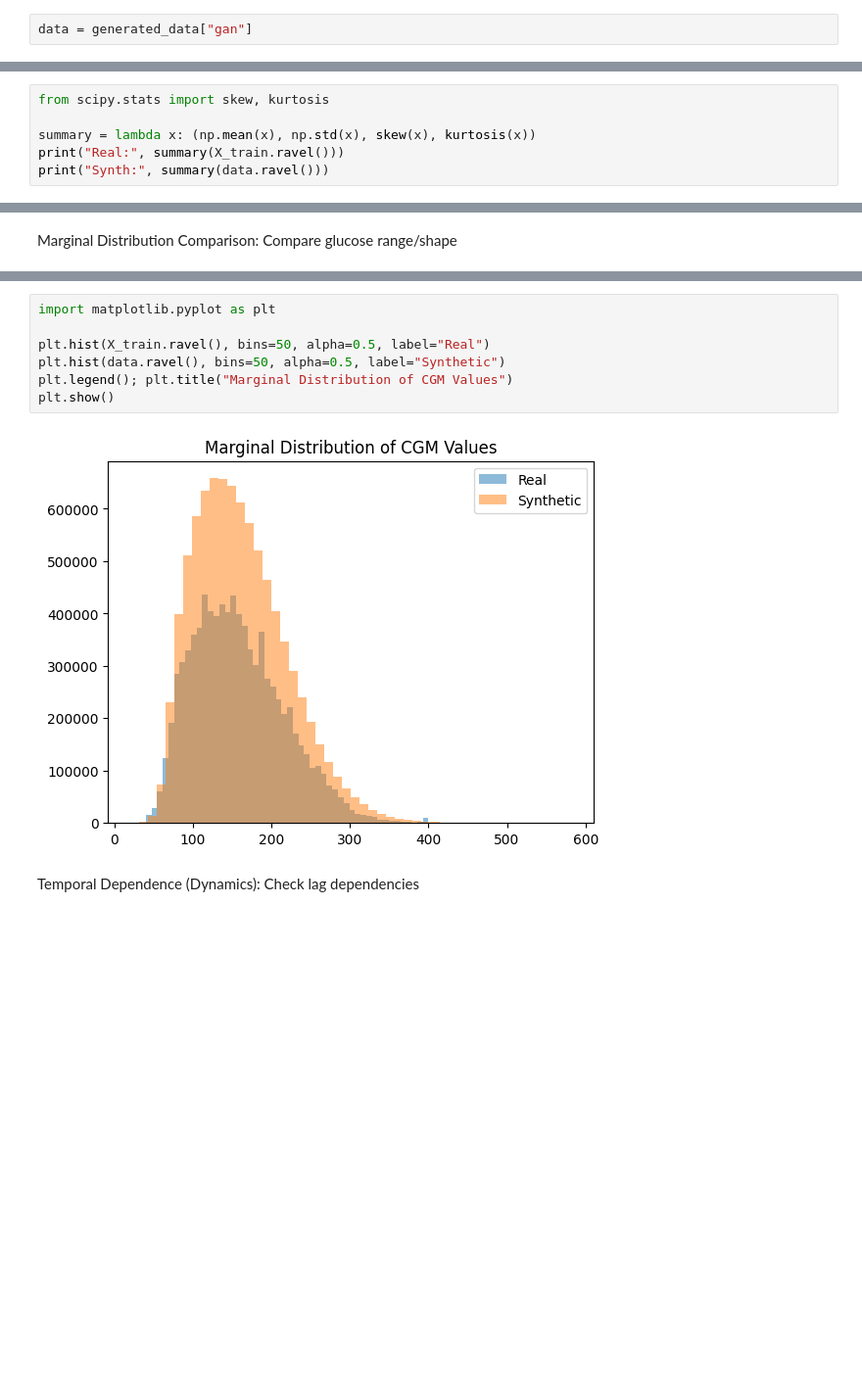
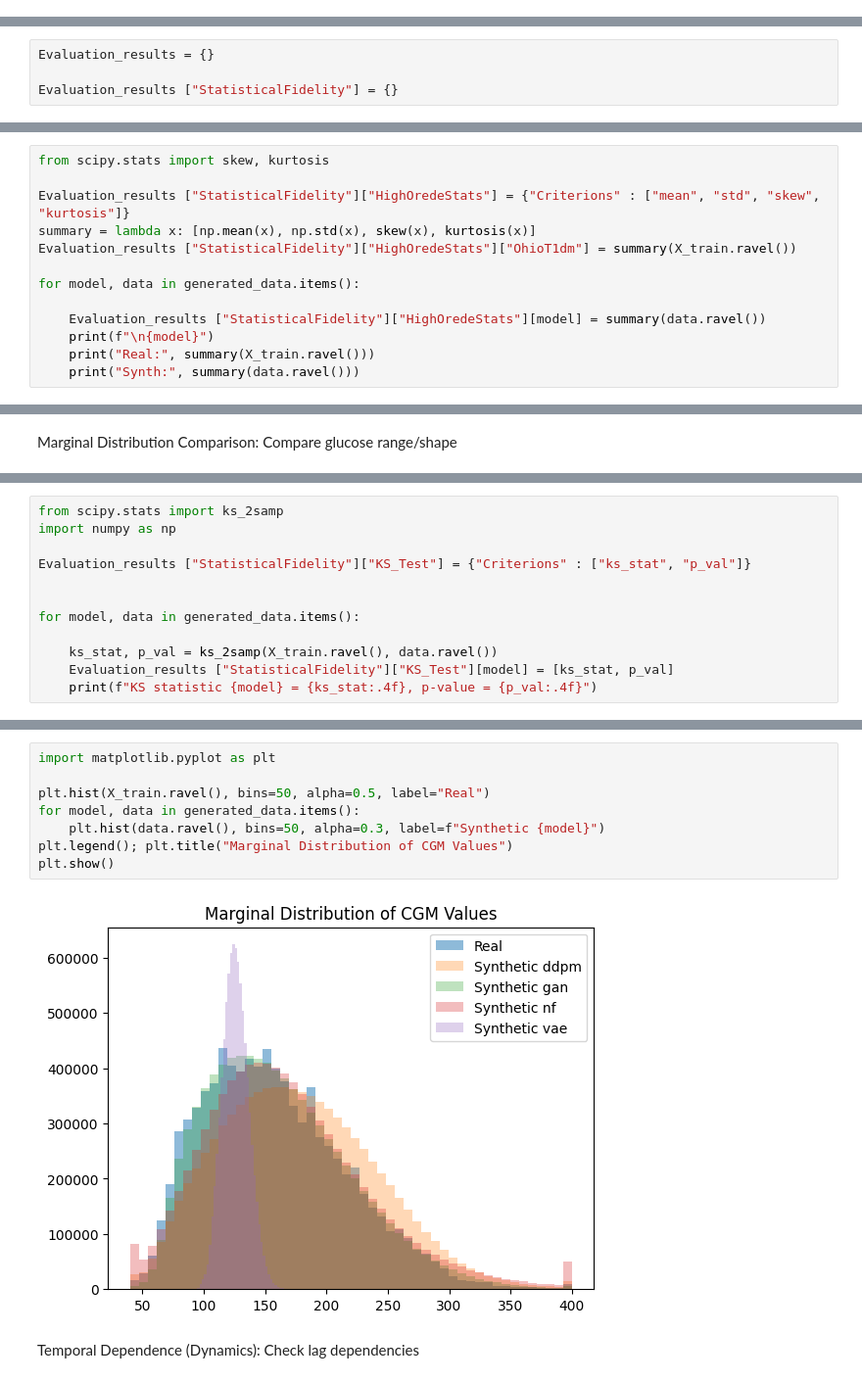
Before and after one commit to miro-4231/Synth_CGM, a Jupyter notebook: notebooks/data_analysis.ipynb, the cells around one changed output, grey strips where cells are left out. Shown: that part at 98% size. Cells and saved outputs as stored; diff of their text form; blank space fills up the shorter version.

Commit message:
Evaluated Statistical Fidelity of Synth datasets

```diff
--- a/notebooks/data_analysis.ipynb
+++ b/notebooks/data_analysis.ipynb
@@ -59,5 +60,3 @@ for path in generated_paths:
 synth data generated by gan loaded: synth_gan.pt .
 synth data generated by nf loaded: synth_nf.pt .
 synth data generated by vae loaded: synth_vae.pt .
-# %%
-data = generated_data["gan"]
@@ -67,0 +68,4 @@ data.max()
+# %%
+Evaluation_results = {}
+
+Evaluation_results ["StatisticalFidelity"] = {}
@@ -72,7 +78,14 @@ Higher-Order Statistics: Compare overall behavior
 # %%
 from scipy.stats import skew, kurtosis
 
-summary = lambda x: (np.mean(x), np.std(x), skew(x), kurtosis(x))
-print("Real:", summary(X_train.ravel()))
-print("Synth:", summary(data.ravel()))
+Evaluation_results ["StatisticalFidelity"]["HighOredeStats"] = {"Criterions" : ["mean", "std", "skew", "kurtosis"]}
+summary = lambda x: [np.mean(x), np.std(x), skew(x), kurtosis(x)]
+Evaluation_results ["StatisticalFidelity"]["HighOredeStats"]["OhioT1dm"] = summary(X_train.ravel())
+
+for model, data in generated_data.items():
+
+    Evaluation_results ["StatisticalFidelity"]["HighOredeStats"][model] = summary(data.ravel())
+    print(f"\n{model}")
+    print("Real:", summary(X_train.ravel()))
+    print("Synth:", summary(data.ravel()))
 # %% [output]
@@ -92,0 +109,12 @@ KS statistic = 0.0252, p-value = 0.0000
+# %%
+from scipy.stats import ks_2samp
+import numpy as np
+
+Evaluation_results ["StatisticalFidelity"]["KS_Test"] = {"Criterions" : ["ks_stat", "p_val"]}
+
+
+for model, data in generated_data.items():
+
+    ks_stat, p_val = ks_2samp(X_train.ravel(), data.ravel())
+    Evaluation_results ["StatisticalFidelity"]["KS_Test"][model] = [ks_stat, p_val]
+    print(f"KS statistic {model} = {ks_stat:.4f}, p-value = {p_val:.4f}")
@@ -93,12 +126,13 @@ KS statistic = 0.0252, p-value = 0.0000
 # %%
 import matplotlib.pyplot as plt
 
 plt.hist(X_train.ravel(), bins=50, alpha=0.5, label="Real")
-plt.hist(data.ravel(), bins=50, alpha=0.5, label="Synthetic")
+for model, data in generated_data.items():
+    plt.hist(data.ravel(), bins=50, alpha=0.3, label=f"Synthetic {model}")
 plt.legend(); plt.title("Marginal Distribution of CGM Values")
 plt.show()
 # %% [output]
-[figure, old version]
+[figure, new version]
 # %% [markdown]
 Temporal Dependence (Dynamics): Check lag dependencies
 # %%
```
Also changed, not shown: parts of 12 cells of this notebook, 1 other file.
